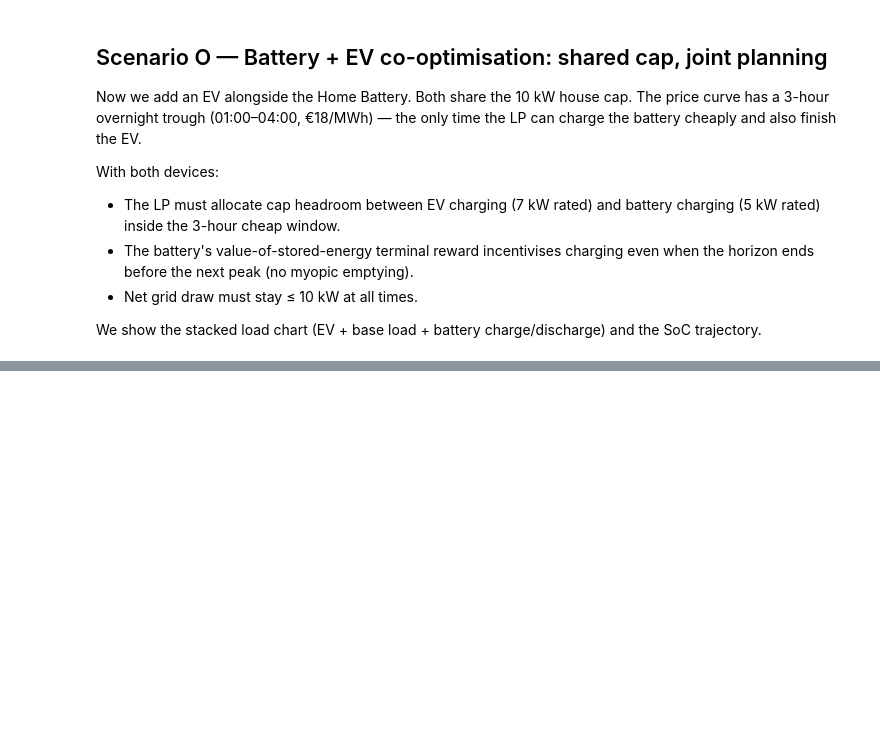
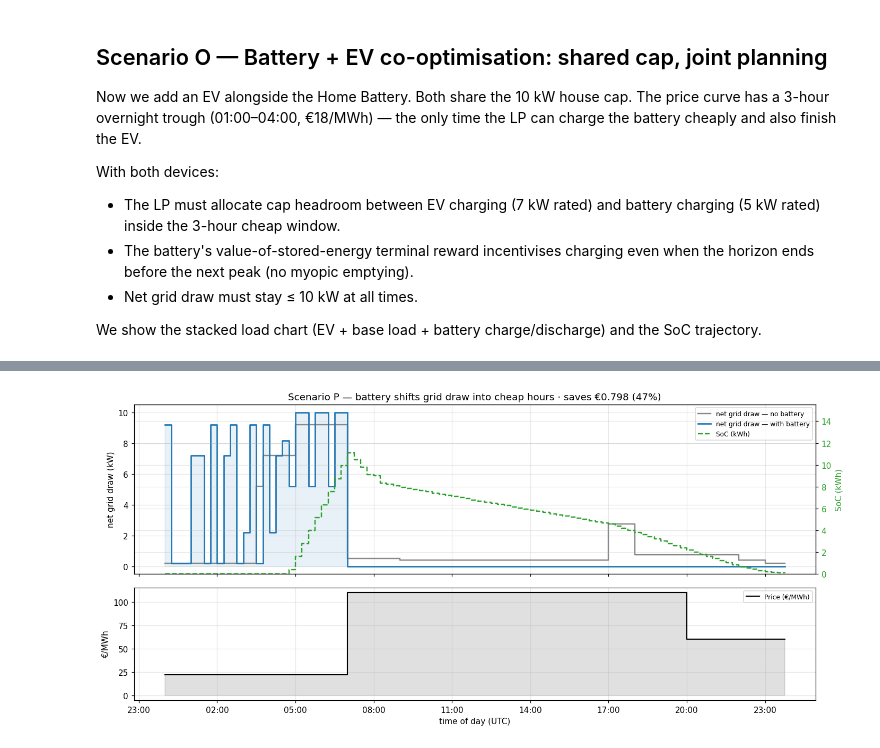
Before and after one commit to mjordanic/home-energy-planner, a Jupyter notebook: notebooks/05_optimizer.ipynb, the cells around one changed output, grey strips where cells are left out. Saved outputs shown, nothing was run; the diff lists cells and outputs as text; code cells hidden in the pictures; blank space fills up the shorter version.

```diff
--- a/notebooks/05_optimizer.ipynb
+++ b/notebooks/05_optimizer.ipynb
@@ -1272,0 +1311,90 @@ plt.show()
+# %%
+from aerogrid.config import get_base_load_kw
+
+# A realistic spring day: cheap overnight (EV + battery charge), expensive
+# daytime, moderate evening. Base Load (evening peak) + heater + EV all run.
+prices_P = np.full(96, 110.0)
+prices_P[0:28]  = 22.0     # 00:00–07:00 cheap overnight trough
+prices_P[80:96] = 60.0     # 20:00–24:00 moderate evening
+
+now_P  = _utc(0)
+base_P = np.asarray(get_base_load_kw(now_P, 96))
+bspec_P = BatterySpec()
+width_days = SLOT_MINUTES * 0.9 / (60.0 * 24.0)
+
+common_P = dict(
+    now=now_P, prices=prices_P, horizon_slots=96,
+    remaining_ev_kwh=24.0, base_load_kw=base_P,
+)
+sched_P_nobatt = solve_receding_horizon(**common_P, battery_spec=None)
+sched_P_batt   = solve_receding_horizon(**common_P, battery_spec=bspec_P, initial_soc_kwh=0.0)
+
+cost_no  = sched_P_nobatt.expected_cost
+cost_bat = sched_P_batt.expected_cost
+saved    = cost_no - cost_bat
+print(f"Expected bill WITHOUT battery : €{cost_no:.4f}")
+print(f"Expected bill WITH battery    : €{cost_bat:.4f}")
+print(f"Battery saves                 : €{saved:.4f}  ({saved / cost_no * 100:.1f}% off the total bill)")
+
+# Net grid draw for each plan = controllable loads + base load + charge − discharge.
+def _net_grid_P(s):
+    net = np.asarray(s.ev_power_kw) + np.asarray(s.heater_power_kw) + base_P
+    if s.battery_charge_kw:
+        net = net + np.asarray(s.battery_charge_kw) - np.asarray(s.battery_discharge_kw)
+    return net
+
+net_no  = _net_grid_P(sched_P_nobatt)
+net_bat = _net_grid_P(sched_P_batt)
+soc_P   = np.asarray(sched_P_batt.soc_kwh)
+
+assert cost_bat < cost_no, "Battery must lower the expected bill"
+assert soc_P.max() <= bspec_P.capacity_kwh + 1e-6
+
+# ── net grid draw (no-batt vs batt) + SoC, with the price curve below ──
+times_P = [now_P + timedelta(minutes=SLOT_MINUTES * i) for i in range(96)]
+
+fig_P, (axp1, axp2) = plt.subplots(
+    2, 1, figsize=(13, 6), sharex=True, gridspec_kw={"height_ratios": [3, 2]},
+)
+axp1.step(times_P, net_no, where="post", color="#888888", lw=1.6,
+          label="net grid draw — no battery")
+axp1.step(times_P, net_bat, where="post", color="#1f77b4", lw=1.8,
+          label="net grid draw — with battery")
+axp1.fill_between(times_P, net_bat, step="post", alpha=0.10, color="#1f77b4")
+ax_soc = axp1.twinx()
+ax_soc.step(times_P, soc_P, where="post", color="#2ca02c", lw=1.6, ls="--",
+            label="SoC (kWh)")
+ax_soc.set_ylim(0, bspec_P.capacity_kwh * 1.15)
+ax_soc.set_ylabel("SoC (kWh)", color="#2ca02c")
+ax_soc.tick_params(axis="y", labelcolor="#2ca02c")
+axp1.set_ylabel("net grid draw (kW)")
+axp1.set_title(
+    f"Scenario P — battery shifts grid draw into cheap hours · "
+    f"saves €{saved:.3f} ({saved / cost_no * 100:.0f}%)"
+)
+l1, la1 = axp1.get_legend_handles_labels()
+l2, la2 = ax_soc.get_legend_handles_labels()
+axp1.legend(l1 + l2, la1 + la2, fontsize=8, loc="upper right")
+
+axp2.step(times_P, prices_P, where="post", color="k", lw=1.4, label="Price (€/MWh)")
+axp2.fill_between(times_P, prices_P, step="post", alpha=0.12, color="k")
+axp2.set_ylabel("€/MWh")
+axp2.set_xlabel("time of day (UTC)")
+axp2.legend(fontsize=8)
+axp2.xaxis.set_major_locator(mdates.HourLocator(interval=3))
+axp2.xaxis.set_major_formatter(mdates.DateFormatter("%H:%M"))
+fig_P.autofmt_xdate(rotation=0, ha="center")
+plt.tight_layout()
+plt.show()
+
+# Headline cost comparison bars.
+fig_Pb, axpb = plt.subplots(figsize=(5.2, 4))
+axpb.bar(["no battery", "with battery"], [cost_no, cost_bat],
+         color=["#888888", "#1f77b4"], alpha=0.9)
+axpb.set_ylabel("expected bill for the day (€)")
+axpb.set_title(f"Total-bill savings: €{saved:.3f} ({saved / cost_no * 100:.0f}%)")
+for i, v in enumerate([cost_no, cost_bat]):
+    axpb.text(i, v * 1.01, f"€{v:.3f}", ha="center", fontsize=9)
+plt.tight_layout()
+plt.show()
+# %% [output]
@@ -1272,0 +1404 @@ plt.show()
+[figure, added]
```
Also changed, not shown: parts of 10 cells of this notebook, 7 other files.
